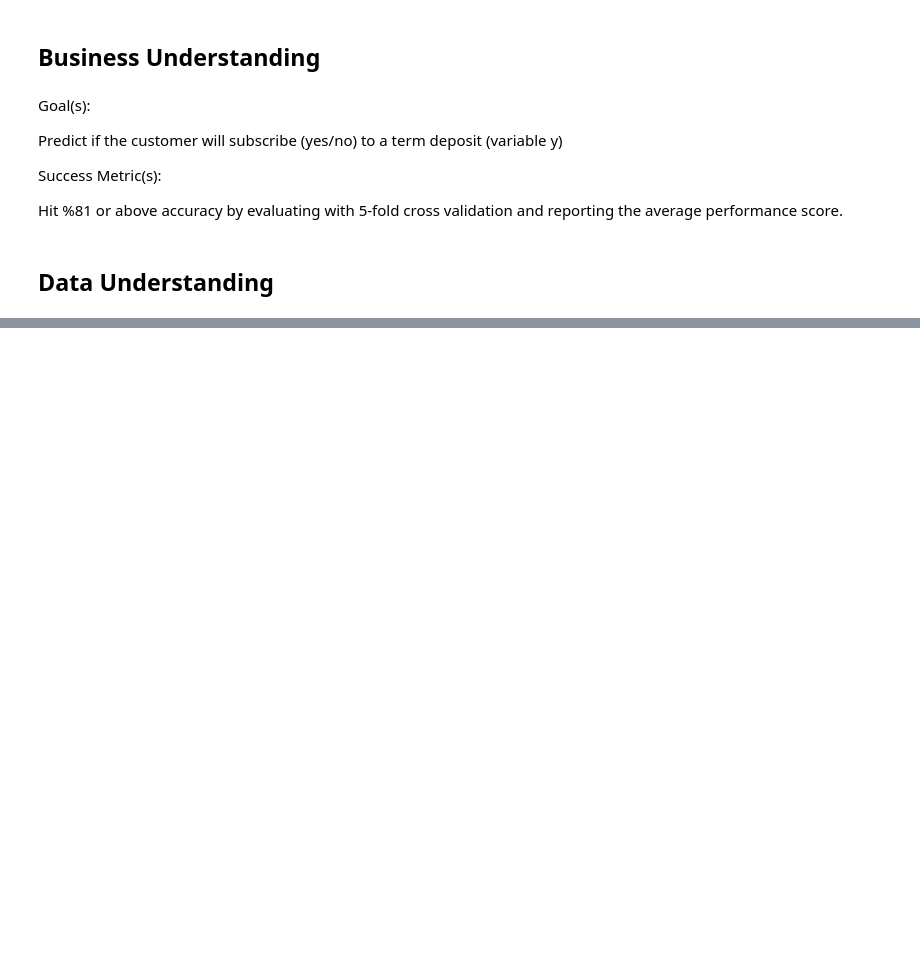
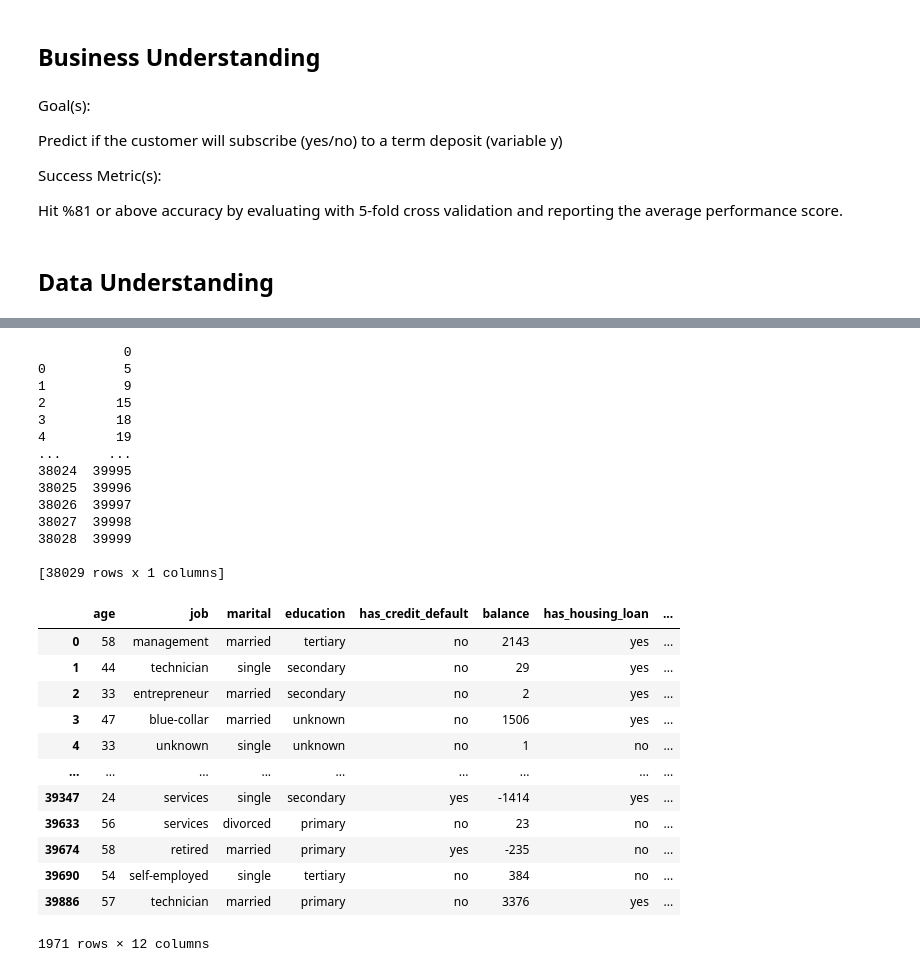
Before and after one commit to anwar-kamil/NWLceTnRe0F1psqH, a Jupyter notebook: notebooks/Term_Deposit_Notebook.ipynb, the cells around one changed output, grey strips where cells are left out. Drawn from its saved outputs; the diff is of its cells as text; code cells hidden in the pictures; blank space fills up the shorter version.

```diff
--- a/notebooks/Term_Deposit_Notebook.ipynb
+++ b/notebooks/Term_Deposit_Notebook.ipynb
@@ -43,0 +146,36 @@ auto_eda(df, "Term Deposit Marketing Report")
+# %%
+## Remove duplicates
+
+## Find indices of duplicate rows while ignoring numeric column and then drop the duplicate rows from dataframe
+subset_cols = ['job', 'marital', 'education', 'has_credit_default', 'has_housing_loan', 'has_personal_loan',
+               'contact_mode', 'y']
+df_cleaned = drop_duplicate_rows(df_, subset_cols)
+df_cleaned
+# %% [output]
+           0
+0          5
+1          9
+2         15
+3         18
+4         19
+...      ...
+38024  39995
+38025  39996
+38026  39997
+38027  39998
+38028  39999
+
+[38029 rows x 1 columns]
+|  | age | job | marital | education | has_credit_default | balance | has_housing_loan | ... |
+| 0 | 58 | management | married | tertiary | no | 2143 | yes | ... |
+| 1 | 44 | technician | single | secondary | no | 29 | yes | ... |
+| 2 | 33 | entrepreneur | married | secondary | no | 2 | yes | ... |
+| 3 | 47 | blue-collar | married | unknown | no | 1506 | yes | ... |
+| 4 | 33 | unknown | single | unknown | no | 1 | no | ... |
+| ... | ... | ... | ... | ... | ... | ... | ... | ... |
+| 39347 | 24 | services | single | secondary | yes | -1414 | yes | ... |
+| 39633 | 56 | services | divorced | primary | no | 23 | no | ... |
+| 39674 | 58 | retired | married | primary | yes | -235 | no | ... |
+| 39690 | 54 | self-employed | single | tertiary | no | 384 | no | ... |
+| 39886 | 57 | technician | married | primary | no | 3376 | yes | ... |
+1971 rows × 12 columns
```
Also changed, not shown: parts of 17 cells of this notebook, 1 other file.
